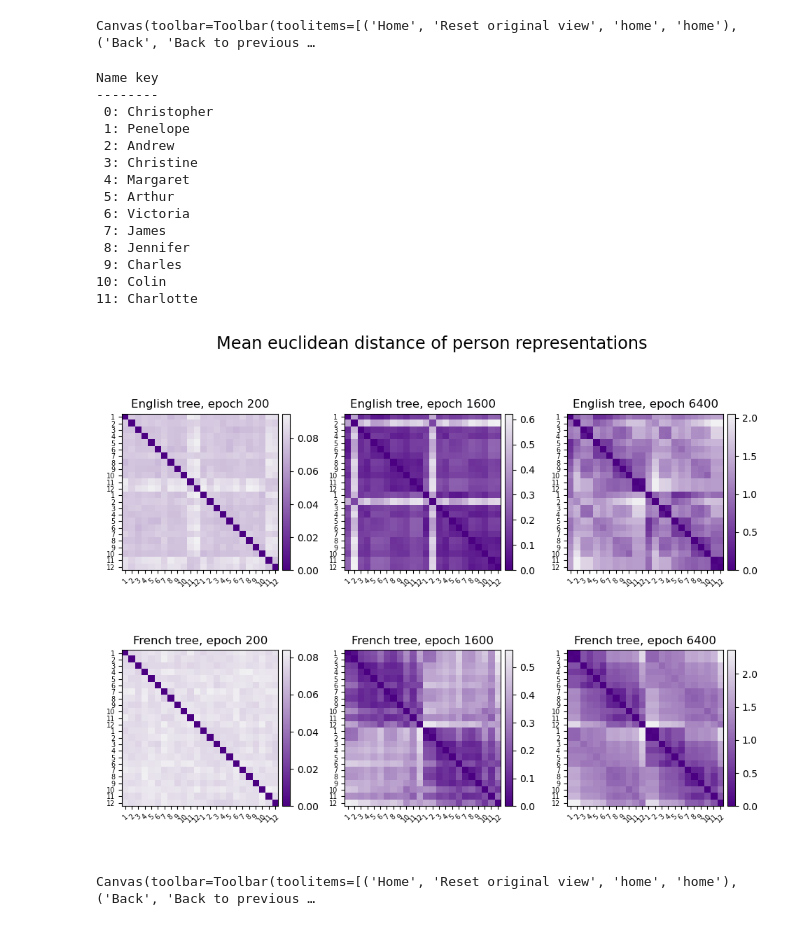
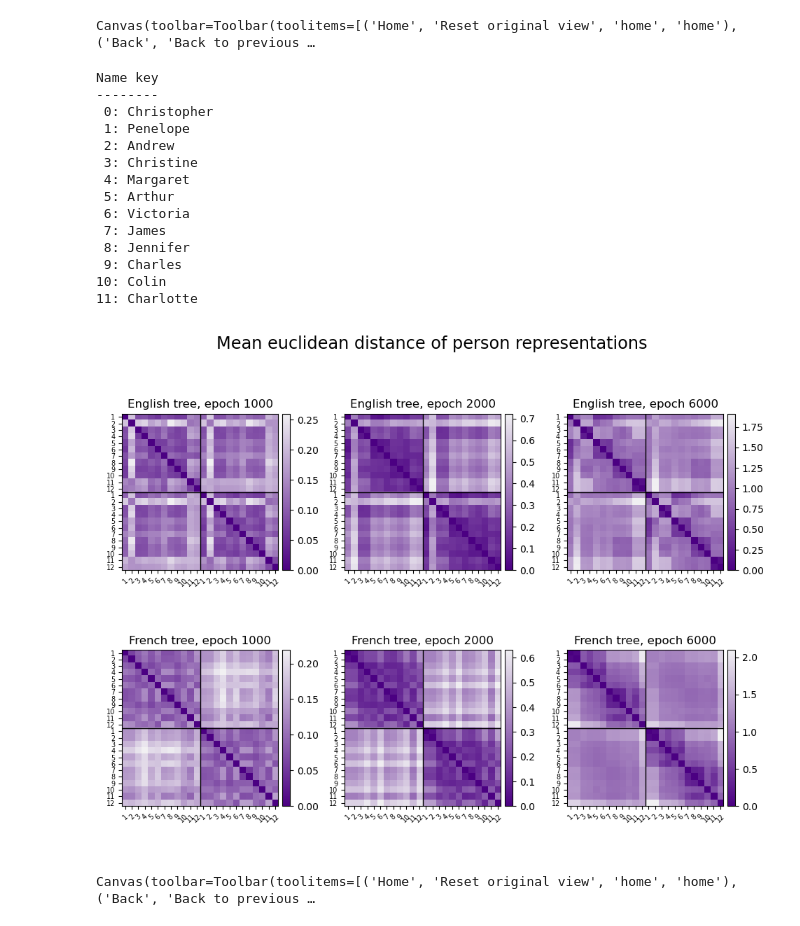
Before and after one commit to ethanbb/disjoint-domain, a Jupyter notebook: analyze_famnet.ipynb, the cells around one changed output. Cells and saved outputs as stored; diff of their text form; code cells hidden in the pictures.

```diff
--- a/analyze_famnet.ipynb
+++ b/analyze_famnet.ipynb
@@ -190,11 +206,12 @@ except:
 # curr_runs = [run_set_name]
 curr_runs = [
     # 'Tree holdout (train 2, separate rels)',
-    # 'Asymmetric tree holdout (train 2, separate rels)',
+    'Asymmetric tree holdout (train 2, separate rels)',
     # 'Asymmetric tree holdout (train 2, shared rels)',
 #     'Asymmetric tree holdout (train 2, shared, lr=0.0008)',
 #     'Asymmetric tree holdout (train 2, shared, lr=0.0006)',
-    'Separate, within-tree loss'
+    # 'Separate, within-tree loss'
+    # 'Shared, within-tree loss'
 ]
 
 curr_sets_nested = {name: res_data[name] for name in curr_runs if name in res_data.keys()}
@@ -231,7 +248,7 @@ fig, axs = util.make_plot_grid(len(report_types), 1, ax_dims=(7, 3),
                                #prop_cycle=cycler(color=['k']).concat(col_cycle))
                                prop_cycle=prop_cycle_pairs)
 
-epochs_of_interest = np.array([0, 200, 1600, 6400])
+epochs_of_interest = np.array([0, 1000, 2000, 6000])
 
 for ax, rtype in zip(axs, report_types):
     if rtype == 'loss':
@@ -258,6 +275,6 @@ for ax, rtype in zip(axs, report_types):
 fig.tight_layout()
 plt.show()
 
-# with mpl.rc_context({'svg.fonttype': 'none'}):
-#     util.print_svg(fig, 'figures/family_tree/shared_training_w_markers.svg')
+with mpl.rc_context({'svg.fonttype': 'none'}):
+    util.print_svg(fig, 'figures/family_tree/separate_training_w_alt_markers.svg')
 # %% [output]
@@ -323,7 +340,10 @@ with mpl.rc_context({'svg.fonttype': 'none'}):
 # %%
 # Violin plots of ETG at epochs of interest
 
-run_set_name = 'Asymmetric tree holdout (train 2, shared rels)'
+if len(curr_runs) == 1:
+    run_set_name = curr_runs[0]
+else:
+    run_set_name = 'Shared, within-tree loss'
 
 tree_holdout_runs = {key: runs for key, runs in curr_sets_nested.items() if len(runs) == 4}
 runs = tree_holdout_runs[run_set_name]
@@ -350,12 +370,20 @@ with sns.axes_style('whitegrid'):
     cols = [from_str, to_str, same_str, epoch_str, etg_str]
     vplot_data = pd.DataFrame(columns=cols)
 
-    for label, run in runs.items():
+    for label, path in res_paths[run_set_name].items():
+        # have to handle domain 2 here since loading directly from path
+        if isinstance(path, dict):
+            etg_key = f'new_tree_etg{path["new_tree_etg"]}'
+            path = res_paths[run_set_name][path['inherit_from']]
+        else:
+            etg_key = 'new_tree_etg'
+
+        run = runs[label]
         from_tree, to_tree = interpret_label(label)
         inds = np.flatnonzero(np.isin(run['etg_epochs'], epochs_to_use))
 
-        with np.load(run['path'], allow_pickle=True) as resfile:
-                etg_vals_all = resfile['reports'].item()['new_tree_etg'][:, inds]
+        with np.load(path, allow_pickle=True) as resfile:
+                etg_vals_all = resfile['reports'].item()[etg_key][:, inds]
 
         for i, epoch in enumerate(epochs_to_use):
             new_df = pd.DataFrame({from_str: from_tree, to_str: to_tree, same_str: 'Same',
@@ -417,11 +445,15 @@ ax.set_xticklabels([str(epoch) for epoch in epochs_to_use])
 ax.set_xlabel('Training epochs for first 2 trees')
 ax.set_ylabel('Epochs to 85% on held-out tree')
 ax.legend(loc='lower left', title='Train vs. test tree')
-ax.set_title('Family tree')
+ax.set_title(f'Family tree\n({run_set_name})')
+
+max_val = np.max(np.concatenate((diff_means + diff_ses, same_means + same_ses)))
+curr_ylims = ax.get_ylim()
+ax.set_ylim(curr_ylims[0], max_val + (max_val-curr_ylims[0])*0.1)
 
 fig.tight_layout()
 plt.show()
 
-# with mpl.rc_context({'svg.fonttype': 'none'}):
-#     util.print_svg(fig, 'figures/family_tree/gen_test_stick_shared.svg')
+with mpl.rc_context({'svg.fonttype': 'none'}):
+    util.print_svg(fig, 'figures/family_tree/gen_test_stick_separate.svg')
 # %% [output]
@@ -506,35 +538,35 @@ for epoch, axs in zip(epochs_to_plot, axss):
             # label_split = '\n'.join(label.split('/')) + ', '
 #             title_addon = ', '.join(filter(lambda s: len(s) > 0, re.match(r'^(Asymmetric|).*(separate|shared).*(English|French)', label).groups()))
             tree_name = re.search(r'(\w+)$', label).group(1)
             plot_fn = net_analysis.plot_repr_corr if plot_type == 'corr' else net_analysis.plot_rdm
             actual_mat = res['repr_corr'][layer]['snaps_each'][run_num, ind] if run_num is not None else None
             plot_fn(ax, res, layer, ind, person_labels, actual_mat=actual_mat, colorbar=True)
             ax.set_title(f'{tree_name} tree, epoch {epoch}')
 
 if plot_type == 'corr':
     fig.suptitle('Mean correlation of person representations' + (f', run {run_num}' if run_num is not None else ''), size='xx-large')
 else:
     fig.suptitle(f'Mean {load_settings["dist_metric"]} distance of person representations', size='xx-large')
 
 fig.tight_layout(rect=(0, 0, 1, 0.98))
 plt.show()
-util.print_svg(fig, 'figures/family_tree/shared_dists.svg')
+util.print_svg(fig, 'figures/family_tree/separate_dists.svg')
 # %% [output]
 Name key
 --------
  0: Christopher
  1: Penelope
  2: Andrew
  3: Christine
  4: Margaret
  5: Arthur
  6: Victoria
  7: James
  8: Jennifer
  9: Charles
 10: Colin
 11: Charlotte
-[figure, old version]
+[figure, new version]
 # %%
 # Lampinen SVD analysis
 def get_n_analogous_modes(res, n_shuffle=1000, plot_modes=False):
```
Also changed, not shown: parts of 5 cells of this notebook, 29 other files.
